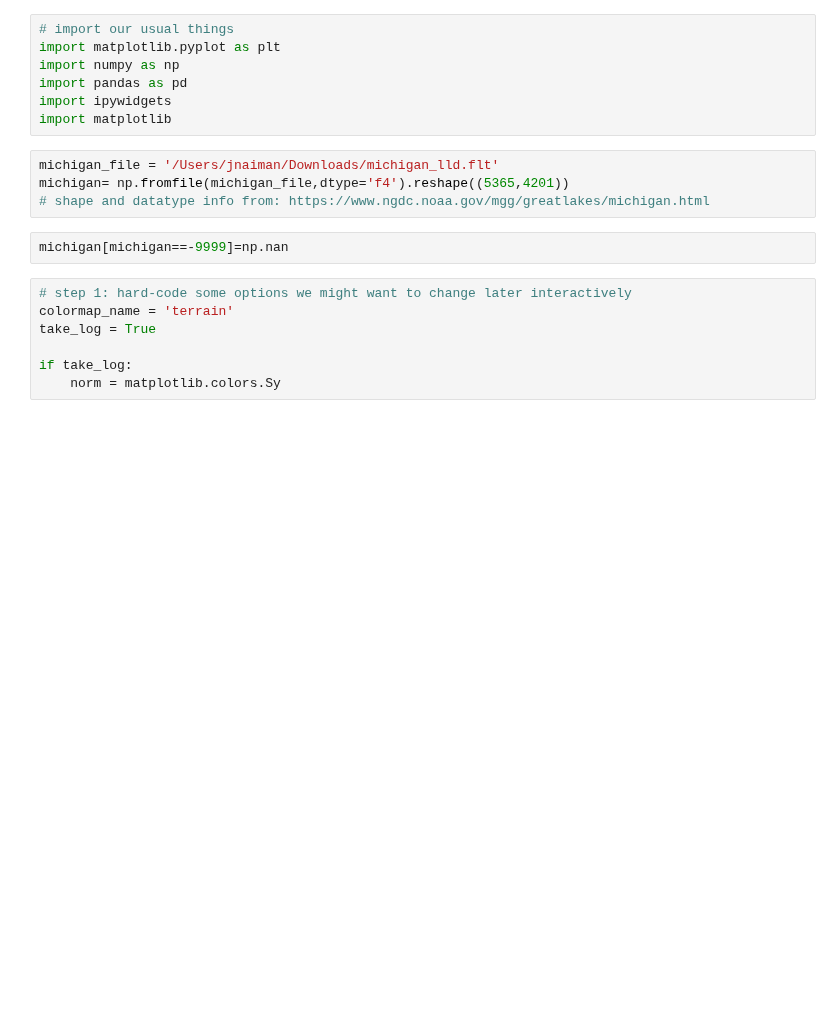
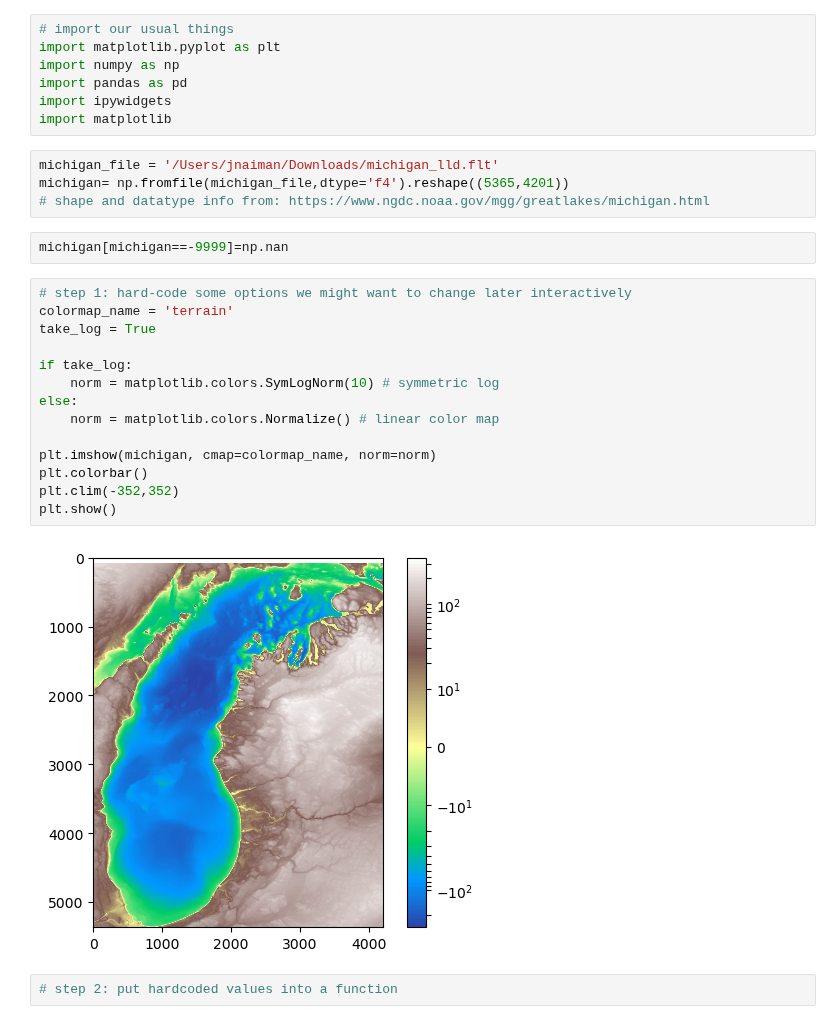
Before and after one commit to UIUC-iSchool-DataViz/is445_bcubcg_fall2022, a Jupyter notebook: week04/inClass_week04.ipynb, the cells around one changed output. Drawn from its saved outputs; the diff is of its cells as text; blank space fills up the shorter version.

```diff
--- a/week04/inClass_week04.ipynb
+++ b/week04/inClass_week04.ipynb
@@ -13,16 +13,27 @@ import numpy as np
 import pandas as pd
 import ipywidgets
 import matplotlib
-# %%
-michigan_file = '/Users/jnaiman/Downloads/michigan_lld.flt'
-michigan= np.fromfile(michigan_file,dtype='f4').reshape((5365,4201))
-# shape and datatype info from: https://www.ngdc.noaa.gov/mgg/greatlakes/michigan.html
-# %%
-michigan[michigan==-9999]=np.nan
-# %%
-# step 1: hard-code some options we might want to change later interactively
-colormap_name = 'terrain'
-take_log = True
-
-if take_log:
-    norm = matplotlib.colors.Sy
+# %%
+michigan_file = '/Users/jnaiman/Downloads/michigan_lld.flt'
+michigan= np.fromfile(michigan_file,dtype='f4').reshape((5365,4201))
+# shape and datatype info from: https://www.ngdc.noaa.gov/mgg/greatlakes/michigan.html
+# %%
+michigan[michigan==-9999]=np.nan
+# %%
+# step 1: hard-code some options we might want to change later interactively
+colormap_name = 'terrain'
+take_log = True
+
+if take_log:
+    norm = matplotlib.colors.SymLogNorm(10) # symmetric log
+else:
+    norm = matplotlib.colors.Normalize() # linear color map
+
+plt.imshow(michigan, cmap=colormap_name, norm=norm)
+plt.colorbar()
+plt.clim(-352,352)
+plt.show()
+# %% [output]
+[figure, added]
+# %%
+# step 2: put hardcoded values into a function
```
